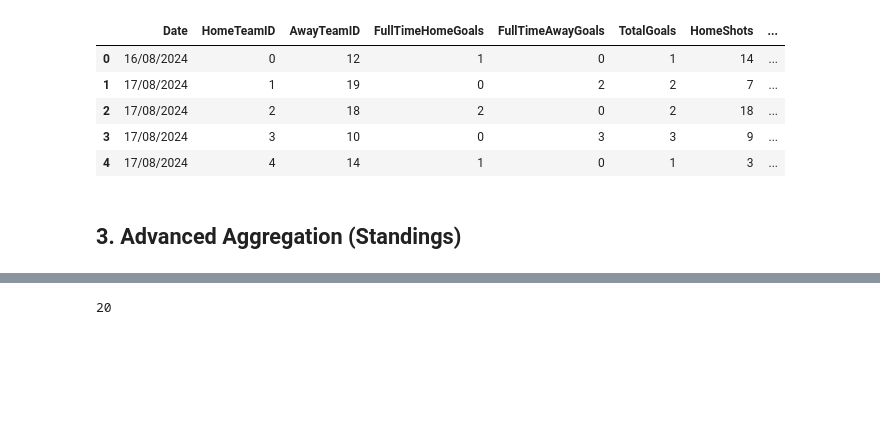
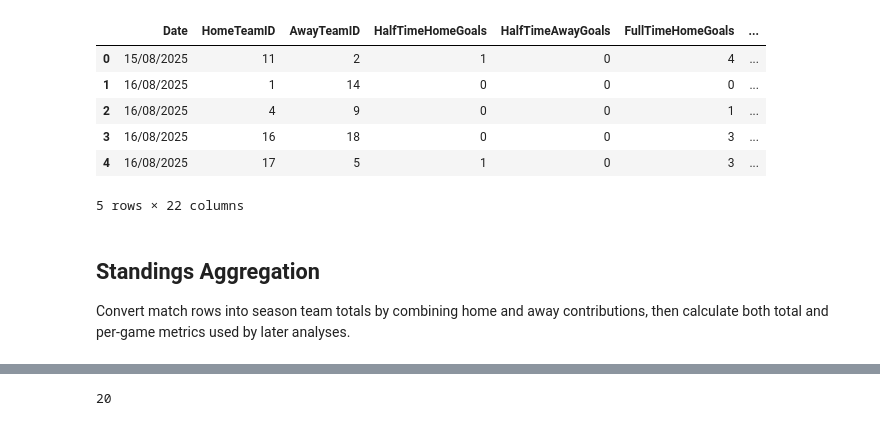
Before and after one commit to Pandkaa/premier-league-2025-26-analytics, a Jupyter notebook: pipeline.ipynb, the cells around one changed output, grey strips where cells are left out. Saved outputs shown, nothing was run; the diff lists cells and outputs as text; code cells hidden in the pictures; blank space fills up the shorter version.

```diff
--- a/pipeline.ipynb
+++ b/pipeline.ipynb
@@ -10,5 +21,5 @@ from adjustText import adjust_text
 # %%
-df_raw = pd.read_csv('E0.csv')
+df_raw = pd.read_csv('E0-2.csv')
 df_raw.head()
 # %% [output]
 |  | Div | Date | Time | HomeTeam | AwayTeam | FTHG | FTAG | FTR | HTHG | HTAG | ... | ... |
@@ -23,18 +40,19 @@ df_raw.head()
 # %%
-df_clean = df_raw[['Date', 'HomeTeam', 'AwayTeam', 'FTHG',
+df_clean = df_raw[['Date', 'HomeTeam', 'AwayTeam', 'HTHG', 'HTAG', 'FTHG',
 'FTAG', 'HS', 'AS', 'HST', 'AST', 'HF', 'AF', 'HC',
 'AC', 'HY', 'AY', 'HR', 'AR']].copy()
 
-df_clean.rename(columns={'FTHG': 'FullTimeHomeGoals', 'FTAG': 'FullTimeAwayGoals',
+df_clean.rename(columns={'FTHG': 'FullTimeHomeGoals', 'HTHG': 'HalfTimeHomeGoals',
+'HTAG': 'HalfTimeAwayGoals', 'FTAG': 'FullTimeAwayGoals',
 'HS': 'HomeShots', 'AS': 'AwayShots', 'HST': 'HomeShotsOnTarget',
 'AST': 'AwayShotsOnTarget', 'HF': 'HomeFouls', 'AF': 'AwayFouls',
 'HC': 'HomeCorners', 'AC': 'AwayCorners', 'HY': 'HomeYellowCards', 'AY': 'AwayYellowCards',
 'HR': 'HomeRedCards', 'AR': 'AwayRedCards'}, inplace=True)
 
-df_clean.dropna(inplace=True)
-
-total_goals = df_clean['FullTimeHomeGoals'] + df_clean['FullTimeAwayGoals']
-df_clean.insert(5, 'TotalGoals', total_goals, True)
+df_clean.dropna(subset=['FullTimeHomeGoals', 'HalfTimeHomeGoals', 'HalfTimeAwayGoals',
+'FullTimeAwayGoals', 'HomeShots', 'AwayShots', 'HomeShotsOnTarget', 'AwayShotsOnTarget',
+'HomeFouls', 'AwayFouls', 'HomeCorners', 'AwayCorners',
+'HomeYellowCards', 'AwayYellowCards', 'HomeRedCards', 'AwayRedCards'], inplace=True)
 
 conditions = [
     (df_clean['FullTimeHomeGoals'] > df_clean['FullTimeAwayGoals']),
@@ -47,5 +65,13 @@ df_clean['HomePoints'] = np.select(conditions, choices)
 choices2 = [0, 3, 1]
 df_clean['AwayPoints'] = np.select(conditions, choices2)
 
+conditions_half_time = [
+    (df_clean['HalfTimeHomeGoals'] > df_clean['HalfTimeAwayGoals']),
+    ((df_clean['HalfTimeHomeGoals'] < df_clean['HalfTimeAwayGoals'])),
+    (df_clean['HalfTimeHomeGoals'] == df_clean['HalfTimeAwayGoals'])
+]
+choices_half_time = [1, -1, 0]
+df_clean['HalfTimeResult'] = np.select(conditions_half_time, choices_half_time)
+
 df_clean.head()
 # %% [output]
@@ -60,25 +95,26 @@ df_clean.head()
 # %%
 df_final = df_clean.copy()
-teams = df_clean['HomeTeam'].unique()
+teams = sorted(pd.unique(df_clean[['HomeTeam', 'AwayTeam']].to_numpy().ravel()))
+df_teams = pd.DataFrame({'TeamID': range(len(teams)), 'TeamName': teams})
+team_mapping = dict(zip(df_teams['TeamName'], df_teams['TeamID']))
 
-df_teams = pd.DataFrame()
-df_teams['TeamID'] = range(len(teams))
-df_teams['TeamName'] = teams
-
-team_mapping = df_teams.set_index('TeamName')['TeamID'].to_dict()
 df_final['HomeTeam'] = df_final['HomeTeam'].map(team_mapping)
 df_final['AwayTeam'] = df_final['AwayTeam'].map(team_mapping)
 df_final.rename(columns={'HomeTeam': 'HomeTeamID', 'AwayTeam': 'AwayTeamID'}, inplace=True)
+
 df_final.head()
 # %% [output]
-|  | Date | HomeTeamID | AwayTeamID | FullTimeHomeGoals | FullTimeAwayGoals | TotalGoals | HomeShots | ... |
-| 0 | 16/08/2024 | 0 | 12 | 1 | 0 | 1 | 14 | ... |
-| 1 | 17/08/2024 | 1 | 19 | 0 | 2 | 2 | 7 | ... |
-| 2 | 17/08/2024 | 2 | 18 | 2 | 0 | 2 | 18 | ... |
-| 3 | 17/08/2024 | 3 | 10 | 0 | 3 | 3 | 9 | ... |
-| 4 | 17/08/2024 | 4 | 14 | 1 | 0 | 1 | 3 | ... |
+|  | Date | HomeTeamID | AwayTeamID | HalfTimeHomeGoals | HalfTimeAwayGoals | FullTimeHomeGoals | ... |
+| 0 | 15/08/2025 | 11 | 2 | 1 | 0 | 4 | ... |
+| 1 | 16/08/2025 | 1 | 14 | 0 | 0 | 0 | ... |
+| 2 | 16/08/2025 | 4 | 9 | 0 | 0 | 1 | ... |
+| 3 | 16/08/2025 | 16 | 18 | 0 | 0 | 3 | ... |
+| 4 | 16/08/2025 | 17 | 5 | 1 | 0 | 3 | ... |
+5 rows × 22 columns
-# %% [markdown]
-## 3. Advanced Aggregation (Standings)
+# %% [markdown]
+## Standings Aggregation
+
+Convert match rows into season team totals by combining home and away contributions, then calculate both total and per-game metrics used by later analyses.
 # %%
 home_stats = df_final[['HomeTeamID', 'HomePoints', 'FullTimeHomeGoals', 'FullTimeAwayGoals']].copy()
 home_stats.rename(columns={'HomeTeamID': 'TeamID', 'HomePoints': 'Points', 'FullTimeHomeGoals': 'GoalsFor',
```
Also changed, not shown: parts of 22 cells of this notebook, 2 other files.
